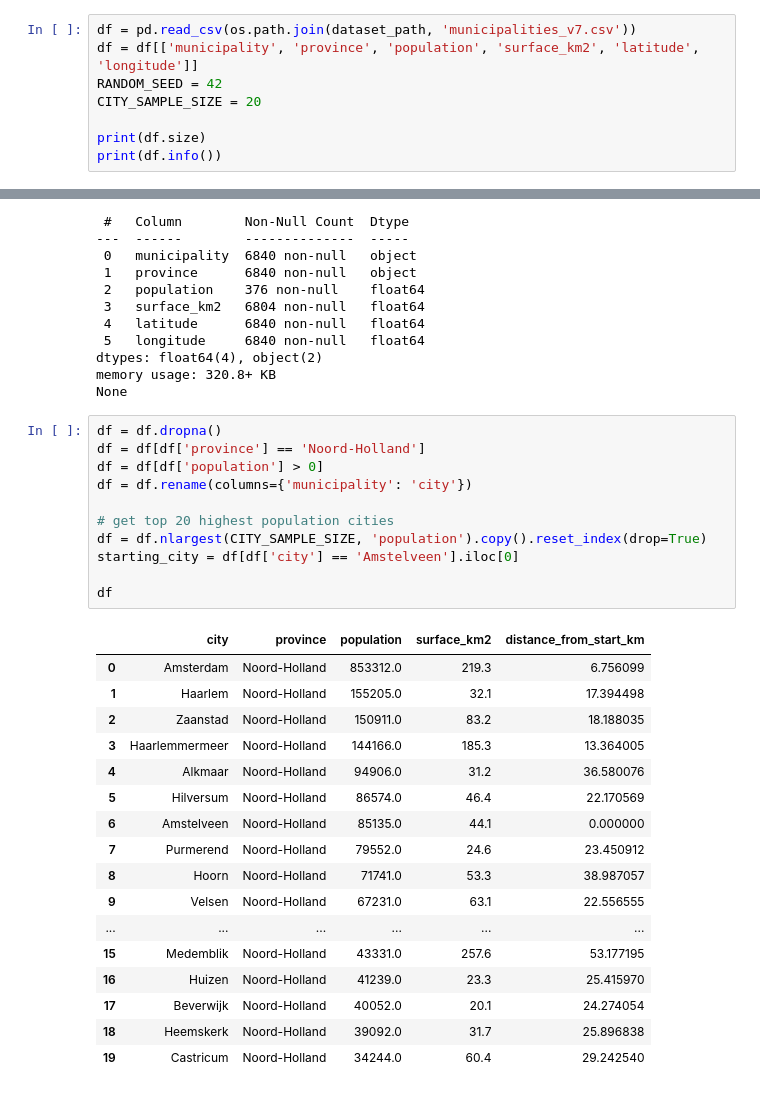
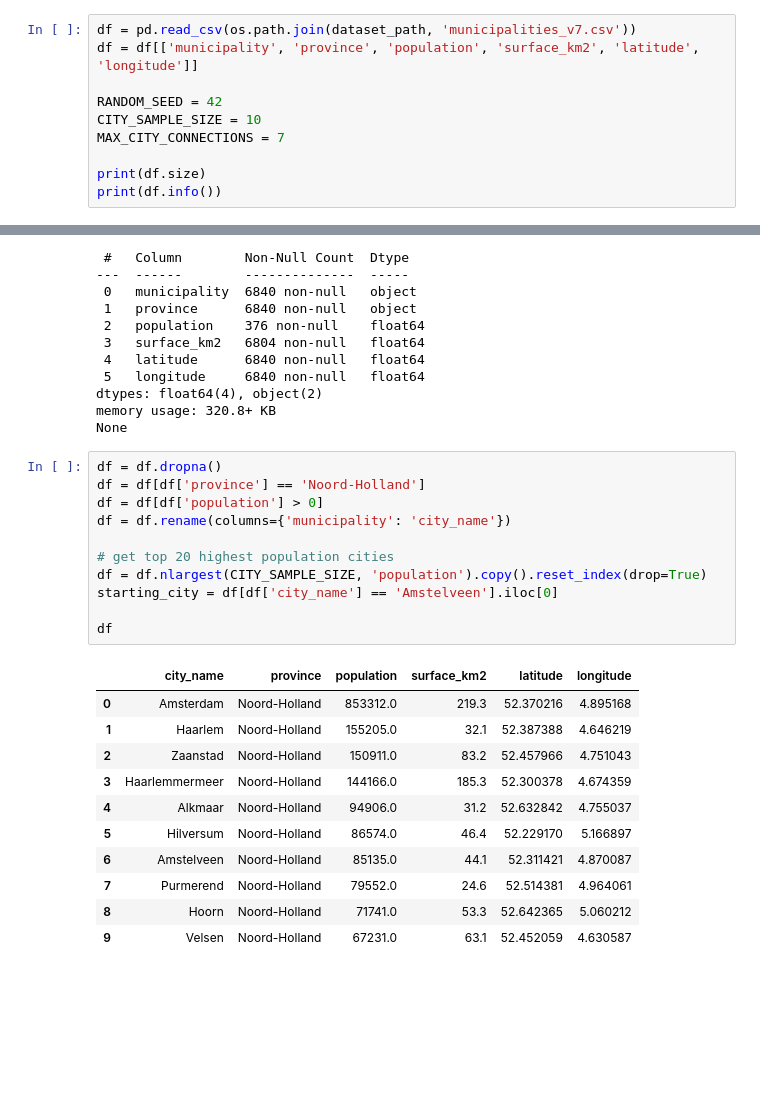
Before and after one commit to Jaden505/UNI-assignments, a Jupyter notebook: SkillsForAI/city_population_markov_chain.ipynb, the cells around one changed output, grey strips where cells are left out. Drawn from its saved outputs; the diff is of its cells as text; blank space fills up the shorter version.

```diff
--- a/SkillsForAI/city_population_markov_chain.ipynb
+++ b/SkillsForAI/city_population_markov_chain.ipynb
@@ -18,8 +18,10 @@ Dataset downloaded to: /Users/jadenvanrijswijk/.cache/kagglehub/datasets/justinb
 # %%
 df = pd.read_csv(os.path.join(dataset_path, 'municipalities_v7.csv'))
 df = df[['municipality', 'province', 'population', 'surface_km2', 'latitude', 'longitude']]
+
 RANDOM_SEED = 42
-CITY_SAMPLE_SIZE = 20
+CITY_SAMPLE_SIZE = 10
+MAX_CITY_CONNECTIONS = 7
 
 print(df.size)
 print(df.info())
@@ -42,32 +44,26 @@ None
 # %%
 df = df.dropna()
 df = df[df['province'] == 'Noord-Holland']
 df = df[df['population'] > 0]
-df = df.rename(columns={'municipality': 'city'})
+df = df.rename(columns={'municipality': 'city_name'})
 
 # get top 20 highest population cities
 df = df.nlargest(CITY_SAMPLE_SIZE, 'population').copy().reset_index(drop=True)
-starting_city = df[df['city'] == 'Amstelveen'].iloc[0]
+starting_city = df[df['city_name'] == 'Amstelveen'].iloc[0]
 
 df
 # %% [output]
-|  | city | province | population | surface_km2 | distance_from_start_km |
-| 0 | Amsterdam | Noord-Holland | 853312.0 | 219.3 | 6.756099 |
-| 1 | Haarlem | Noord-Holland | 155205.0 | 32.1 | 17.394498 |
-| 2 | Zaanstad | Noord-Holland | 150911.0 | 83.2 | 18.188035 |
-| 3 | Haarlemmermeer | Noord-Holland | 144166.0 | 185.3 | 13.364005 |
-| 4 | Alkmaar | Noord-Holland | 94906.0 | 31.2 | 36.580076 |
-| 5 | Hilversum | Noord-Holland | 86574.0 | 46.4 | 22.170569 |
-| 6 | Amstelveen | Noord-Holland | 85135.0 | 44.1 | 0.000000 |
-| 7 | Purmerend | Noord-Holland | 79552.0 | 24.6 | 23.450912 |
-| 8 | Hoorn | Noord-Holland | 71741.0 | 53.3 | 38.987057 |
-| 9 | Velsen | Noord-Holland | 67231.0 | 63.1 | 22.556555 |
-| ... | ... | ... | ... | ... | ... |
-| 15 | Medemblik | Noord-Holland | 43331.0 | 257.6 | 53.177195 |
-| 16 | Huizen | Noord-Holland | 41239.0 | 23.3 | 25.415970 |
-| 17 | Beverwijk | Noord-Holland | 40052.0 | 20.1 | 24.274054 |
-| 18 | Heemskerk | Noord-Holland | 39092.0 | 31.7 | 25.896838 |
-| 19 | Castricum | Noord-Holland | 34244.0 | 60.4 | 29.242540 |
+|  | city_name | province | population | surface_km2 | latitude | longitude |
+| 0 | Amsterdam | Noord-Holland | 853312.0 | 219.3 | 52.370216 | 4.895168 |
+| 1 | Haarlem | Noord-Holland | 155205.0 | 32.1 | 52.387388 | 4.646219 |
+| 2 | Zaanstad | Noord-Holland | 150911.0 | 83.2 | 52.457966 | 4.751043 |
+| 3 | Haarlemmermeer | Noord-Holland | 144166.0 | 185.3 | 52.300378 | 4.674359 |
+| 4 | Alkmaar | Noord-Holland | 94906.0 | 31.2 | 52.632842 | 4.755037 |
+| 5 | Hilversum | Noord-Holland | 86574.0 | 46.4 | 52.229170 | 5.166897 |
+| 6 | Amstelveen | Noord-Holland | 85135.0 | 44.1 | 52.311421 | 4.870087 |
+| 7 | Purmerend | Noord-Holland | 79552.0 | 24.6 | 52.514381 | 4.964061 |
+| 8 | Hoorn | Noord-Holland | 71741.0 | 53.3 | 52.642365 | 5.060212 |
+| 9 | Velsen | Noord-Holland | 67231.0 | 63.1 | 52.452059 | 4.630587 |
 # %%
 def latitude_longtitude_to_distance_km(lat1, lon1, lat2, lon2):
     """ Haversine formula to calculate distance between two lat/lon points in km.
```
Also changed, not shown: parts of 5 cells of this notebook, 2 other files.
